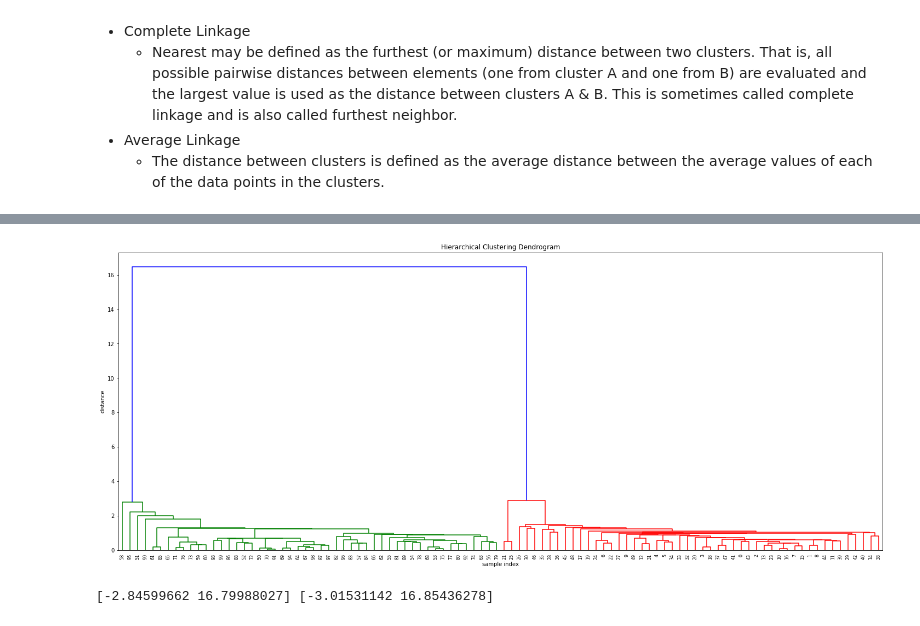
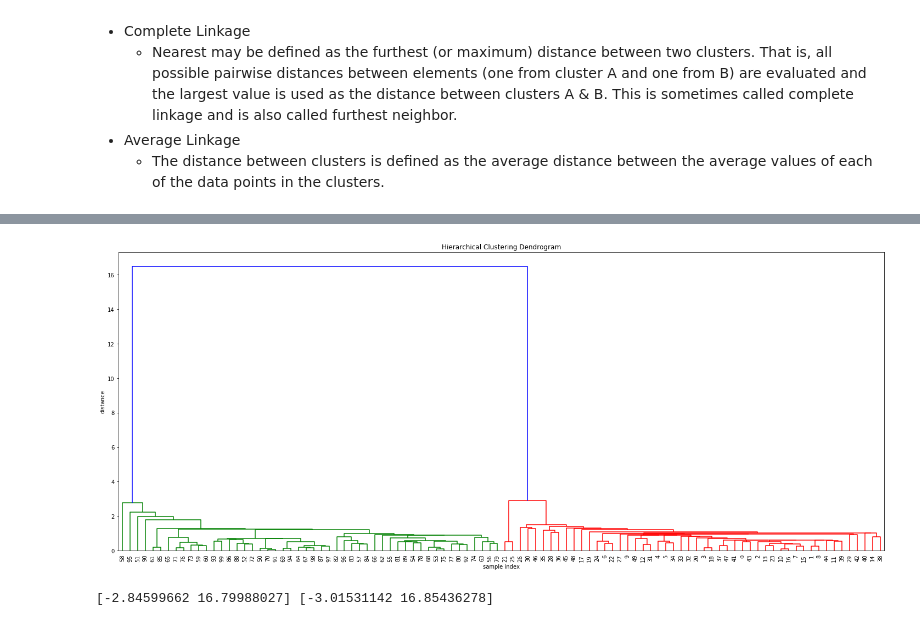
Before and after one commit to chibz3/nyc-mhtn-ds-051120-lectures, a Jupyter notebook: Mod_4/Clustering/0110_HierchicalClustering.ipynb, the cells around one changed output, grey strips where cells are left out. Drawn from its saved outputs; the diff is of its cells as text; code cells hidden in the pictures.

```diff
--- a/Mod_4/Clustering/0110_HierchicalClustering.ipynb
+++ b/Mod_4/Clustering/0110_HierchicalClustering.ipynb
@@ -76,18 +78,19 @@ from scipy.spatial.distance import pdist
 # %%
 # calculate and construct the dendrogram
 # calculate full dendrogram
 plt.figure(figsize=(25, 10))
 plt.title('Hierarchical Clustering Dendrogram')
 plt.xlabel('sample index')
 plt.ylabel('distance')
+
 dendrogram(
     Z,
     leaf_rotation=90.,  # rotates the x axis labels
-    leaf_font_size=8.,  # font size for the x axis labels
+    leaf_font_size=10.,  # font size for the x axis labels
 )
 plt.show()
 # %% [output]
-[figure, old version]
+[figure, new version]
 # %%
 print(X[61],X[85])
 # %% [output]
```
Also changed, not shown: parts of 8 cells of this notebook.
